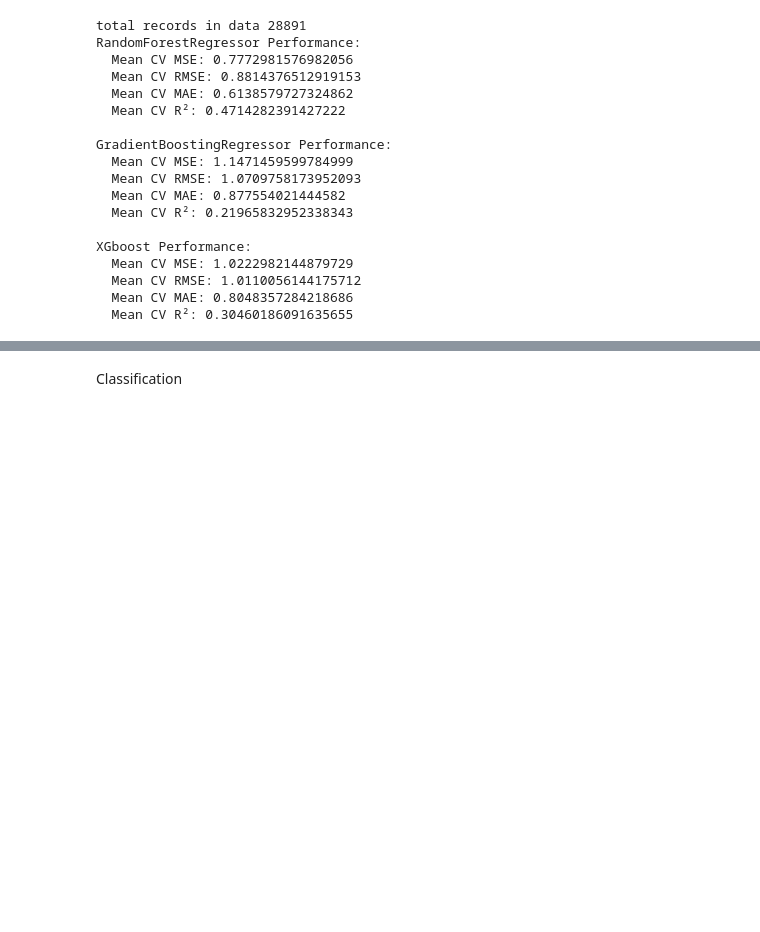
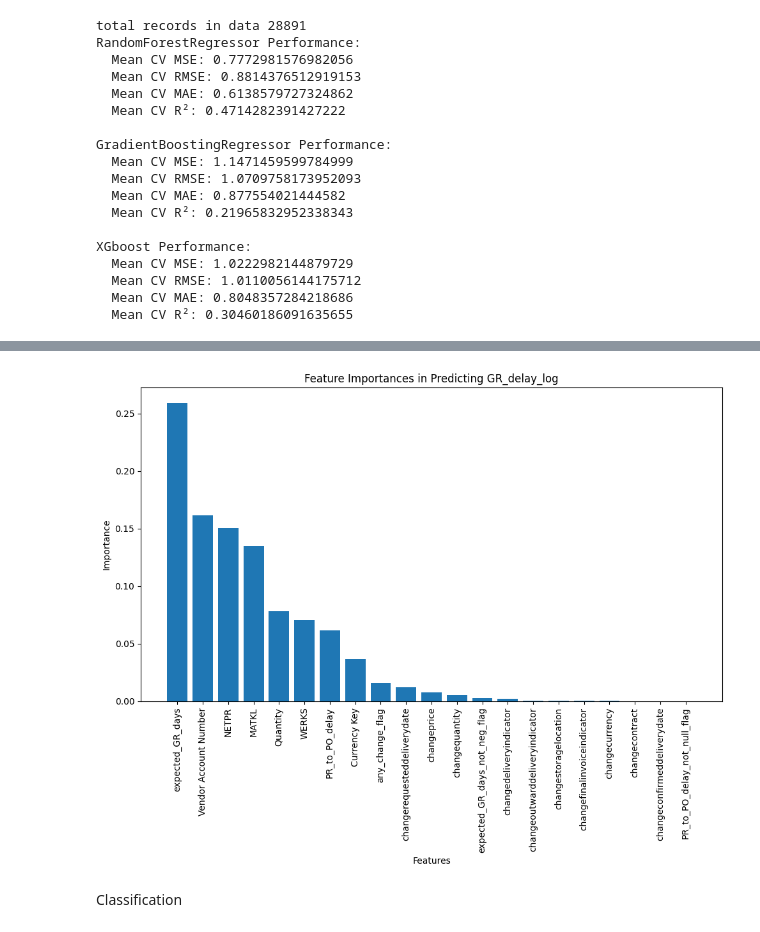
Before and after one commit to sri-anirudh/Deloitte-project, a Jupyter notebook: analysis2.ipynb, the cells around one changed output, grey strips where cells are left out. Drawn from its saved outputs; the diff is of its cells as text; code cells hidden in the pictures; blank space fills up the shorter version.

```diff
--- a/analysis2.ipynb
+++ b/analysis2.ipynb
@@ -1402,0 +1566,29 @@ NameError: name 'xgb' is not defined
+# %%
+
+
+import matplotlib.pyplot as plt
+import numpy as np
+
+# Feature names from the model
+feature_names = numerical_features + categorical_features
+
+# Extract feature importances from the model
+importances = model.feature_importances_
+
+# Sort the feature importances in descending order
+indices = np.argsort(importances)[::-1]
+
+# Rearrange feature names so they match the sorted feature importances
+sorted_feature_names = [feature_names[i] for i in indices]
+
+# Plotting
+plt.figure(figsize=(10, 8))
+plt.title("Feature Importances in Predicting GR_delay_log")
+plt.bar(range(len(importances)), importances[indices], align="center")
+plt.xticks(range(len(importances)), sorted_feature_names, rotation=90)
+plt.ylabel('Importance')
+plt.xlabel('Features')
+plt.tight_layout()  # adjusts subplots to give some padding
+plt.show()
+# %% [output]
+[figure, added]
```
Also changed, not shown: parts of 5 cells of this notebook.
